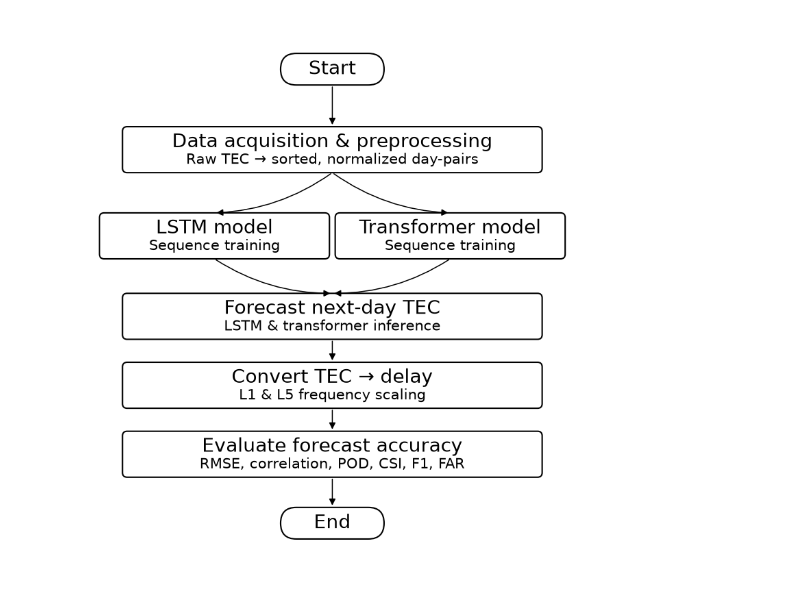
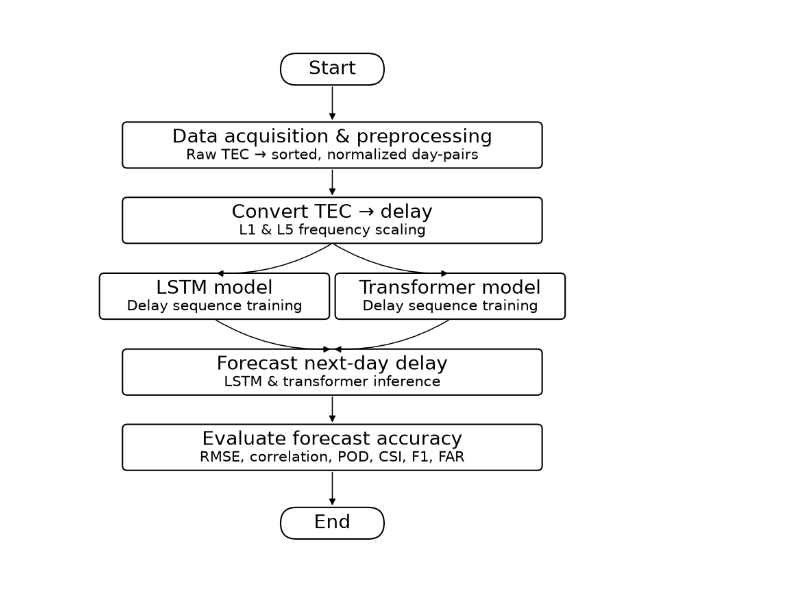
Before and after one commit to codewithavra/ionospheric-tec-forecasting, a Jupyter notebook: workflow-diagram.ipynb, the cells around one changed output. Drawn from its saved outputs; the diff is of its cells as text; code cells hidden in the pictures.

```diff
--- a/workflow-diagram.ipynb
+++ b/workflow-diagram.ipynb
@@ -9,9 +9,9 @@ direct inclusion in a LaTeX / Word manuscript) of the flowchart:
       -> Raw TEC observations
       -> Sort & aggregate
       -> Build supervised dataset
-      -> (LSTM model | Transformer model)   [parallel branch]
-      -> Forecast next-day TEC
       -> Convert TEC -> delay
+      -> (LSTM model | Transformer model)   [parallel branch, trained on delay]
+      -> Forecast next-day delay
       -> Evaluate forecast accuracy
       -> End
 
@@ -98,11 +98,11 @@ def draw_arrow(ax, start, end, connectionstyle="arc3,rad=0.0"):
 CX = 5.0  # center x for the main vertical spine
 
 Y_START = 11.6
-Y_PREP = 10.2
-Y_MODELS = 8.7
-Y_FORECAST = 7.3
-Y_DELAY = 6.1
-Y_EVAL = 4.9
+Y_PREP = 10.28
+Y_DELAY = 8.97
+Y_MODELS = 7.65
+Y_FORECAST = 6.33
+Y_EVAL = 5.02
 Y_END = 3.7
 
 X_LSTM = 2.95
@@ -123,51 +123,51 @@ def build_figure():
               "Data acquisition & preprocessing",
               "Raw TEC \u2192 sorted, normalized day-pairs", "data")
 
+    draw_box(ax, CX, Y_DELAY, BOX_W, BOX_H,
+              "Convert TEC \u2192 delay",
+              "L1 & L5 frequency scaling", "proc")
+
     draw_box(ax, X_LSTM, Y_MODELS, SPLIT_BOX_W, BOX_H,
               "LSTM model",
-              "Sequence training", "model")
+              "Delay sequence training", "model")
 
     draw_box(ax, X_TRANS, Y_MODELS, SPLIT_BOX_W, BOX_H,
               "Transformer model",
-              "Sequence training", "model")
+              "Delay sequence training", "model")
 
     draw_box(ax, CX, Y_FORECAST, BOX_W, BOX_H,
-              "Forecast next-day TEC",
+              "Forecast next-day delay",
               "LSTM & transformer inference", "proc")
-
-    draw_box(ax, CX, Y_DELAY, BOX_W, BOX_H,
-              "Convert TEC \u2192 delay",
-              "L1 & L5 frequency scaling", "proc")
 
     draw_box(ax, CX, Y_EVAL, BOX_W, BOX_H,
               "Evaluate forecast accuracy",
               "RMSE, correlation, POD, CSI, F1, FAR", "eval")
 
     draw_pill(ax, CX, Y_END, "End")
 
     # ---- arrows ------------------------------------------------------
     draw_arrow(ax, (CX, Y_START - PILL_H / 2), (CX, Y_PREP + BOX_H / 2))
+    draw_arrow(ax, (CX, Y_PREP - BOX_H / 2), (CX, Y_DELAY + BOX_H / 2))
 
     # split
-    draw_arrow(ax, (CX, Y_PREP - BOX_H / 2), (X_LSTM, Y_MODELS + BOX_H / 2),
+    draw_arrow(ax, (CX, Y_DELAY - BOX_H / 2), (X_LSTM, Y_MODELS + BOX_H / 2),
                connectionstyle="arc3,rad=-0.15")
-    draw_arrow(ax, (CX, Y_PREP - BOX_H / 2), (X_TRANS, Y_MODELS + BOX_H / 2),
+    draw_arrow(ax, (CX, Y_DELAY - BOX_H / 2), (X_TRANS, Y_MODELS + BOX_H / 2),
                connectionstyle="arc3,rad=0.15")
 
     # merge
     draw_arrow(ax, (X_LSTM, Y_MODELS - BOX_H / 2), (CX, Y_FORECAST + BOX_H / 2),
                connectionstyle="arc3,rad=0.15")
     draw_arrow(ax, (X_TRANS, Y_MODELS - BOX_H / 2), (CX, Y_FORECAST + BOX_H / 2),
                connectionstyle="arc3,rad=-0.15")
 
-    draw_arrow(ax, (CX, Y_FORECAST - BOX_H / 2), (CX, Y_DELAY + BOX_H / 2))
-    draw_arrow(ax, (CX, Y_DELAY - BOX_H / 2), (CX, Y_EVAL + BOX_H / 2))
+    draw_arrow(ax, (CX, Y_FORECAST - BOX_H / 2), (CX, Y_EVAL + BOX_H / 2))
     draw_arrow(ax, (CX, Y_EVAL - BOX_H / 2), (CX, Y_END + PILL_H / 2))
 
     fig.tight_layout(pad=0.4)
     return fig
 
 fig= build_figure()
 fig.savefig(GENERATED_PLOTS_DIR/"workflowDiagram.png",format="png",dpi=300,bbox_inches="tight")
 # %% [output]
-[figure, old version]
+[figure, new version]
```
Also changed, not shown: 1 other file.
